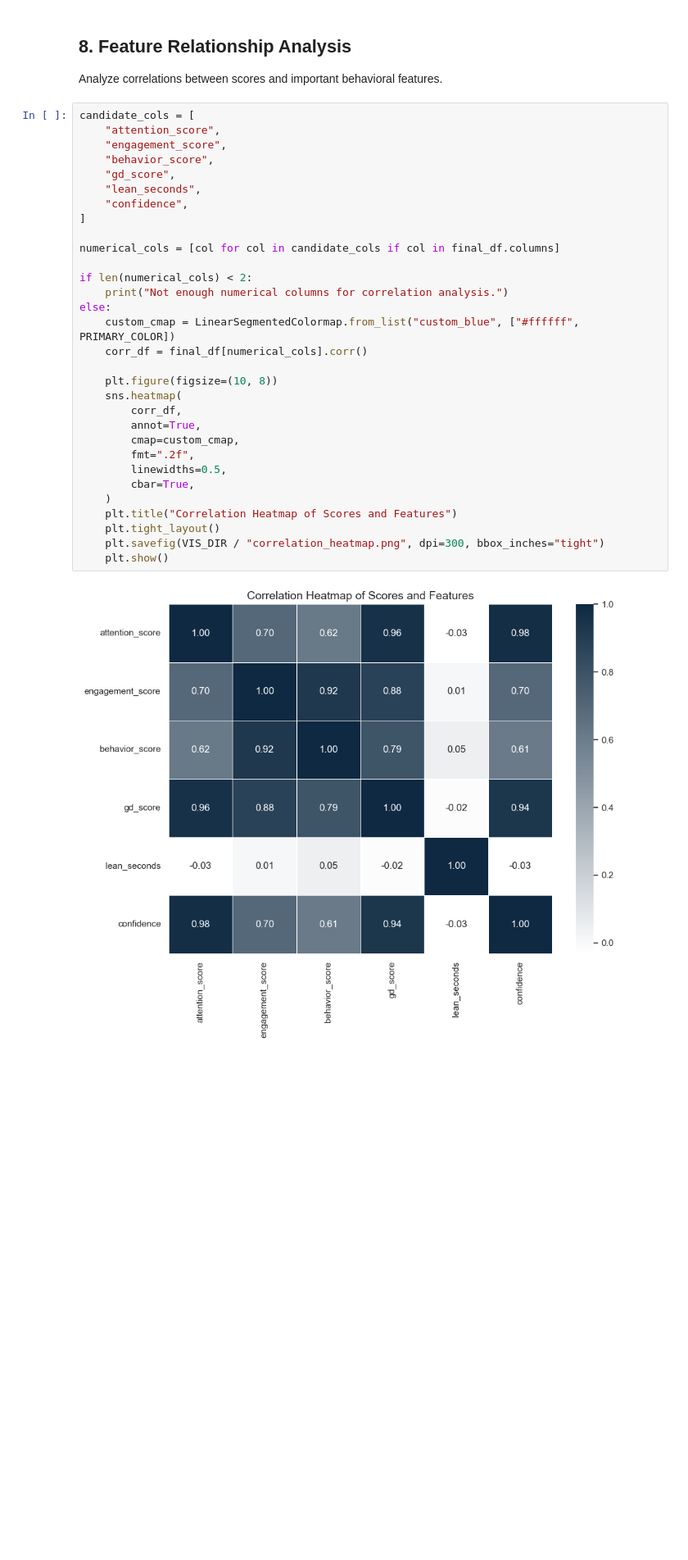
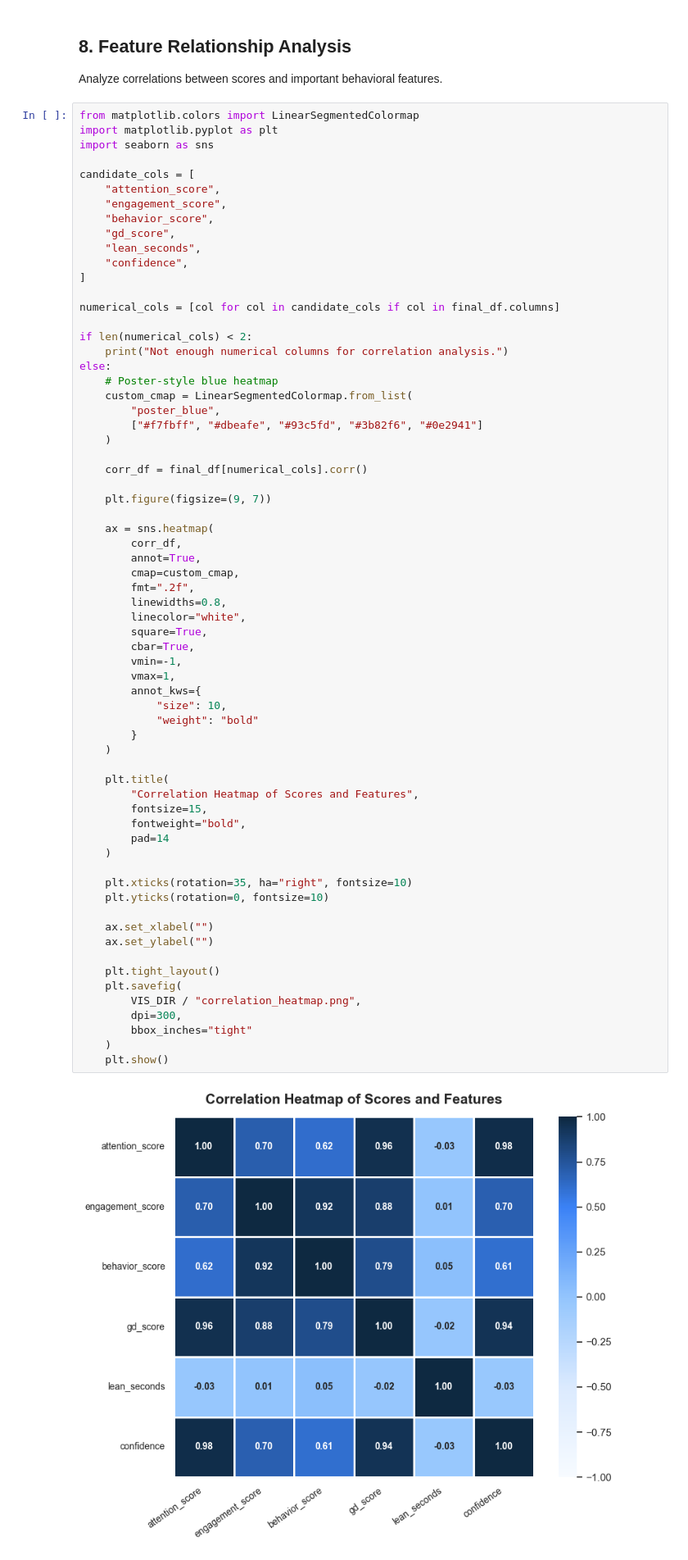
Before and after one commit to Sakthisel/student-behaviour-analysis, a Jupyter notebook: visualizations/student_engagement_analysis.ipynb, the cells around one changed output. Shown at 82% size. Drawn from its saved outputs; the diff is of its cells as text; blank space fills up the shorter version.

```diff
--- a/visualizations/student_engagement_analysis.ipynb
+++ b/visualizations/student_engagement_analysis.ipynb
@@ -242,38 +242,73 @@ else:
 
 Analyze correlations between scores and important behavioral features.
 # %%
+from matplotlib.colors import LinearSegmentedColormap
+import matplotlib.pyplot as plt
+import seaborn as sns
+
 candidate_cols = [
     "attention_score",
     "engagement_score",
     "behavior_score",
     "gd_score",
     "lean_seconds",
     "confidence",
 ]
 
 numerical_cols = [col for col in candidate_cols if col in final_df.columns]
 
 if len(numerical_cols) < 2:
     print("Not enough numerical columns for correlation analysis.")
 else:
-    custom_cmap = LinearSegmentedColormap.from_list("custom_blue", ["#ffffff", PRIMARY_COLOR])
+    # Poster-style blue heatmap
+    custom_cmap = LinearSegmentedColormap.from_list(
+        "poster_blue",
+        ["#f7fbff", "#dbeafe", "#93c5fd", "#3b82f6", "#0e2941"]
+    )
+
     corr_df = final_df[numerical_cols].corr()
 
-    plt.figure(figsize=(10, 8))
-    sns.heatmap(
+    plt.figure(figsize=(9, 7))
+
+    ax = sns.heatmap(
         corr_df,
         annot=True,
         cmap=custom_cmap,
         fmt=".2f",
-        linewidths=0.5,
+        linewidths=0.8,
+        linecolor="white",
+        square=True,
         cbar=True,
+        vmin=-1,
+        vmax=1,
+        annot_kws={
+            "size": 10,
+            "weight": "bold"
+        }
     )
-    plt.title("Correlation Heatmap of Scores and Features")
+
+    plt.title(
+        "Correlation Heatmap of Scores and Features",
+        fontsize=15,
+        fontweight="bold",
+        pad=14
+    )
+
+    plt.xticks(rotation=35, ha="right", fontsize=10)
+    plt.yticks(rotation=0, fontsize=10)
+
+    ax.set_xlabel("")
+    ax.set_ylabel("")
+
     plt.tight_layout()
-    plt.savefig(VIS_DIR / "correlation_heatmap.png", dpi=300, bbox_inches="tight")
+    plt.savefig(
+        VIS_DIR / "correlation_heatmap.png",
+        dpi=300,
+        bbox_inches="tight"
+    )
     plt.show()
 # %% [output]
-[figure, old version]
+[figure, new version]
 # %% [markdown]
 ## 9. Pair Plot of Key Scores
 
```
Also changed, not shown: 33 other files.
